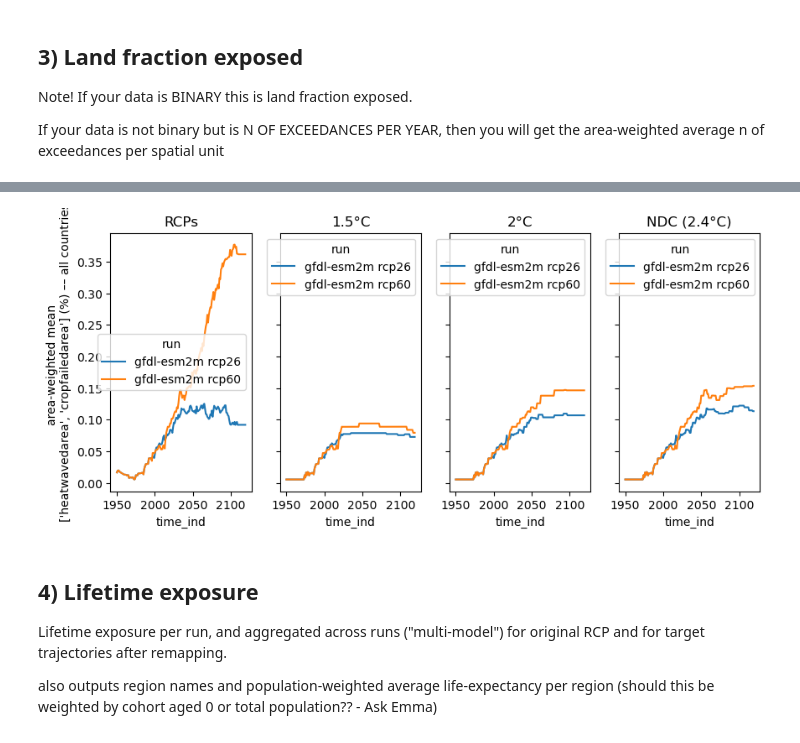
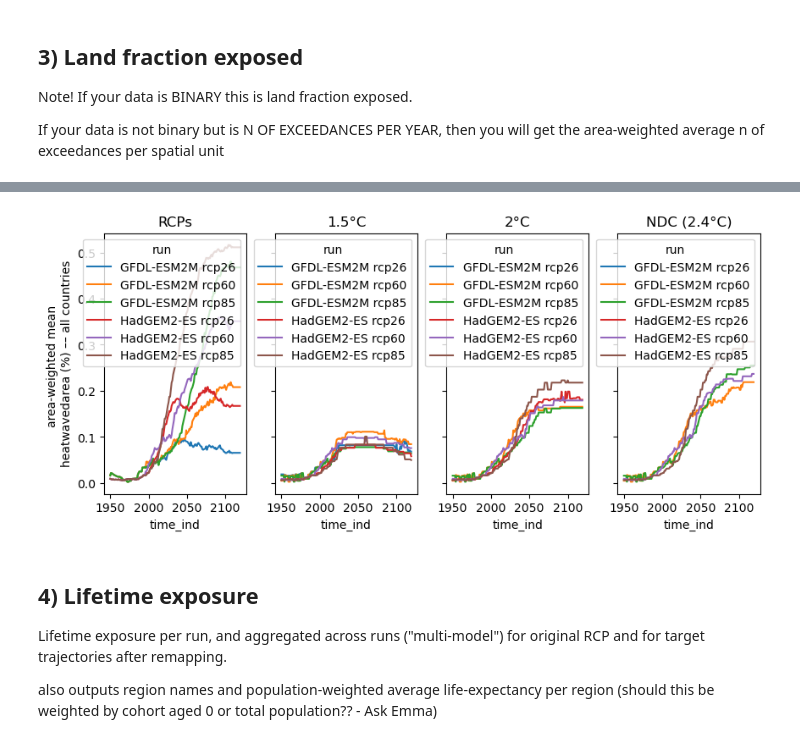
Before and after one commit to rosapietroiusti/dem4cli, a Jupyter notebook: notebooks/dem4cli-demo-v2-part2.ipynb, the cells around one changed output, grey strips where cells are left out. Drawn from its saved outputs; the diff is of its cells as text; code cells hidden in the pictures.

```diff
--- a/notebooks/dem4cli-demo-v2-part2.ipynb
+++ b/notebooks/dem4cli-demo-v2-part2.ipynb
@@ -412,5 +452,19 @@ for i in list(d_climate_data_meta.keys()):
 # %%
-d_meta_subset = dict(list(d_climate_data_meta.items())[0:3])
+#d_meta_subset = dict(list(d_climate_data_meta.items())[0:13])
+
+# Create a new dictionary excluding entries where 'scenario' is 'rcp45'
+d_meta_subset = {
+    outer_key: inner_dict
+    for outer_key, inner_dict in d_climate_data_meta.items()
+    if inner_dict.get('scenario') != 'rcp45'
+    if inner_dict.get('impact_model') != 'watergap2-2e'
+    if inner_dict.get('gcm') != 'IPSL-CM5A-LR'
+    if inner_dict.get('gcm') != 'MIROC5'
+}
+
+# Reindex the dictionary with sequential keys
+d_meta_subset = {i + 1: inner_dict for i, inner_dict in enumerate(d_meta_subset.values())}
+
 d_meta_subset
 
 # test just for a subset of the simulations (faster to run)
@@ -452,0 +513,3 @@ for i in list(d_meta_subset.keys()):
+# %%
+d_meta_subset = dict(list(d_meta_subset.items())[0:6])
+d_meta_subset
@@ -471,10 +553,10 @@ scenarios = ["rcp26", "rcp60", "rcp26"]
 #    d_meta_subset[i]['scenario'] = scen
 #    i += 1
 
-for i in list(d_meta_subset.keys()):
-    d_meta_subset[i]['gcm'] = gcm
-    d_meta_subset[i]['scenario'] = scenarios[i-1]
-    scen = d_meta_subset[i]['scenario']
-    mod = d_meta_subset[i]['gcm']
-    i_m = d_meta_subset[i]['impact_model']
-    print(i, mod, scen, i_m)
+#for i in list(d_meta_subset.keys()):
+#    d_meta_subset[i]['gcm'] = GCMs[i-1]
+#    d_meta_subset[i]['scenario'] = scenarios[i-1]
+#    scen = d_meta_subset[i]['scenario']
+#    mod = d_meta_subset[i]['gcm']
+#    i_m = d_meta_subset[i]['impact_model']
+#    print(i, mod, scen, i_m)
@@ -547,7 +623,7 @@ calc_landfraction_exposed took 54.24 s
 # %%
 rename_dict = {
     #i: " ".join(["hadgem2-es (h-c)", "rcp60 (hc)"])
-    i: f"{gcm} {d_meta_subset[i]['scenario']}"
+    i: f"{d_meta_subset[i]['gcm']} {d_meta_subset[i]['scenario']}"
     for i in d_meta_subset.keys()
 }
 
@@ -598,20 +674,20 @@ Data variables:
 # %%
 fig, axes = plt.subplots(1,4,sharey=True,figsize=(10,4))
 
-ds_lfe_perregion_perrun.sel(run=selected_runs,region=5)['landfrac_peryear_perregion_RCP'].to_pandas().T.rename(columns=rename_dict).plot(ax=axes[0])
-ds_lfe_perregion_perrun.sel(run=selected_runs,region=5)['landfrac_peryear_perregion_15'].to_pandas().T.rename(columns=rename_dict).plot(ax=axes[1])
-ds_lfe_perregion_perrun.sel(run=selected_runs,region=5)['landfrac_peryear_perregion_20'].to_pandas().T.rename(columns=rename_dict).plot(ax=axes[2])
-ds_lfe_perregion_perrun.sel(run=selected_runs,region=5)['landfrac_peryear_perregion_NDC'].to_pandas().T.rename(columns=rename_dict).plot(ax=axes[3])
+ds_lfe_perregion_perrun.sel(region=5)['landfrac_peryear_perregion_RCP'].to_pandas().T.rename(columns=rename_dict).plot(ax=axes[0])
+ds_lfe_perregion_perrun.sel(region=5)['landfrac_peryear_perregion_15'].to_pandas().T.rename(columns=rename_dict).plot(ax=axes[1])
+ds_lfe_perregion_perrun.sel(region=5)['landfrac_peryear_perregion_20'].to_pandas().T.rename(columns=rename_dict).plot(ax=axes[2])
+ds_lfe_perregion_perrun.sel(region=5)['landfrac_peryear_perregion_NDC'].to_pandas().T.rename(columns=rename_dict).plot(ax=axes[3])
 
 labels = ['RCPs', '1.5°C', '2°C',  'NDC (2.4°C)',]
 
 for i,ax in enumerate(axes):
     ax.set_title(labels[i])
     ax.set_xticklabels([int(t + year_start) for t in ax.get_xticks()])
 
-axes[0].set_ylabel(f'area-weighted mean \n{extremes} (%) –– all countries');
+axes[0].set_ylabel(f'area-weighted mean \n{extremes[0]} (%) –– all countries');
 # %% [output]
-[figure, old version]
+[figure, new version]
 # %% [markdown]
 ## 4) Lifetime exposure
 
```
Also changed, not shown: parts of 42 cells of this notebook.
